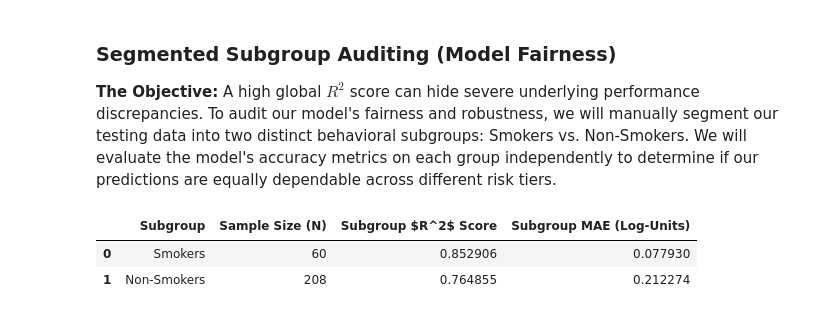
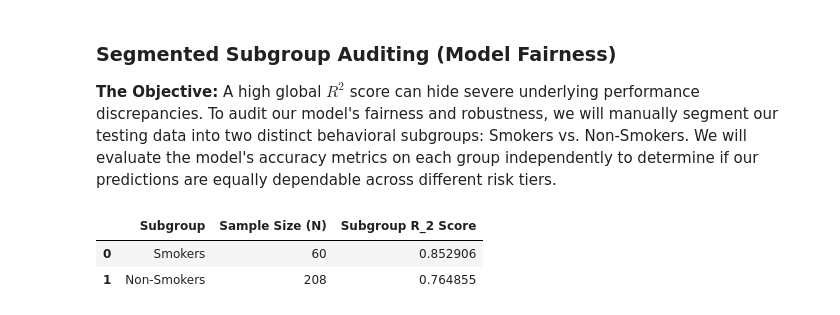
Before and after one commit to khushishahs02/exploratory-data-analysis, a Jupyter notebook: notebooks/03_Modeling.ipynb, the cells around one changed output. Saved outputs shown, nothing was run; the diff lists cells and outputs as text; code cells hidden in the pictures.

```diff
--- a/notebooks/03_Modeling.ipynb
+++ b/notebooks/03_Modeling.ipynb
@@ -632,25 +632,22 @@ A high global $R^2$ score can hide severe underlying performance discrepancies.
 # %%
 test_df = X_test.copy()
 test_df['true_log_bill'] = y_test
 test_df['predicted_log_bill'] = gb_model.predict(X_test)
 smoker_group = test_df[test_df['is_smoker'] == 1]
 non_smoker_group = test_df[test_df['is_smoker'] == 0]
 subgroup_metrics = []
 
 for name, group in [("Smokers", smoker_group), ("Non-Smokers", non_smoker_group)]:
     r2 = r2_score(group['true_log_bill'], group['predicted_log_bill'])
-    mae = mean_absolute_error(group['true_log_bill'], group['predicted_log_bill'])
-
     subgroup_metrics.append({
         "Subgroup": name,
         "Sample Size (N)": len(group),
         "Subgroup R_2 Score": r2,
-        "Subgroup MAE (Log-Units)": mae
     })
 
 fairness_audit_df = pd.DataFrame(subgroup_metrics)
 fairness_audit_df
 # %% [output]
-|  | Subgroup | Sample Size (N) | Subgroup $R^2$ Score | Subgroup MAE (Log-Units) |
-| 0 | Smokers | 60 | 0.852906 | 0.077930 |
-| 1 | Non-Smokers | 208 | 0.764855 | 0.212274 |
+|  | Subgroup | Sample Size (N) | Subgroup R_2 Score |
+| 0 | Smokers | 60 | 0.852906 |
+| 1 | Non-Smokers | 208 | 0.764855 |
```
Also changed, not shown: parts of 2 cells of this notebook.
